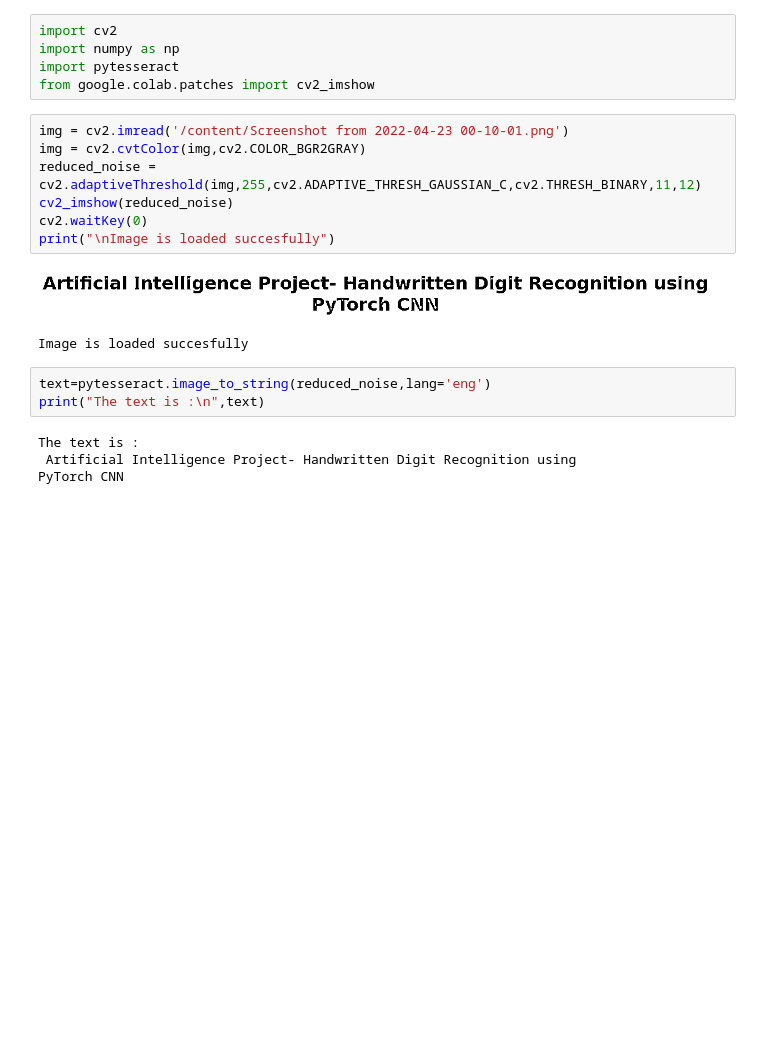
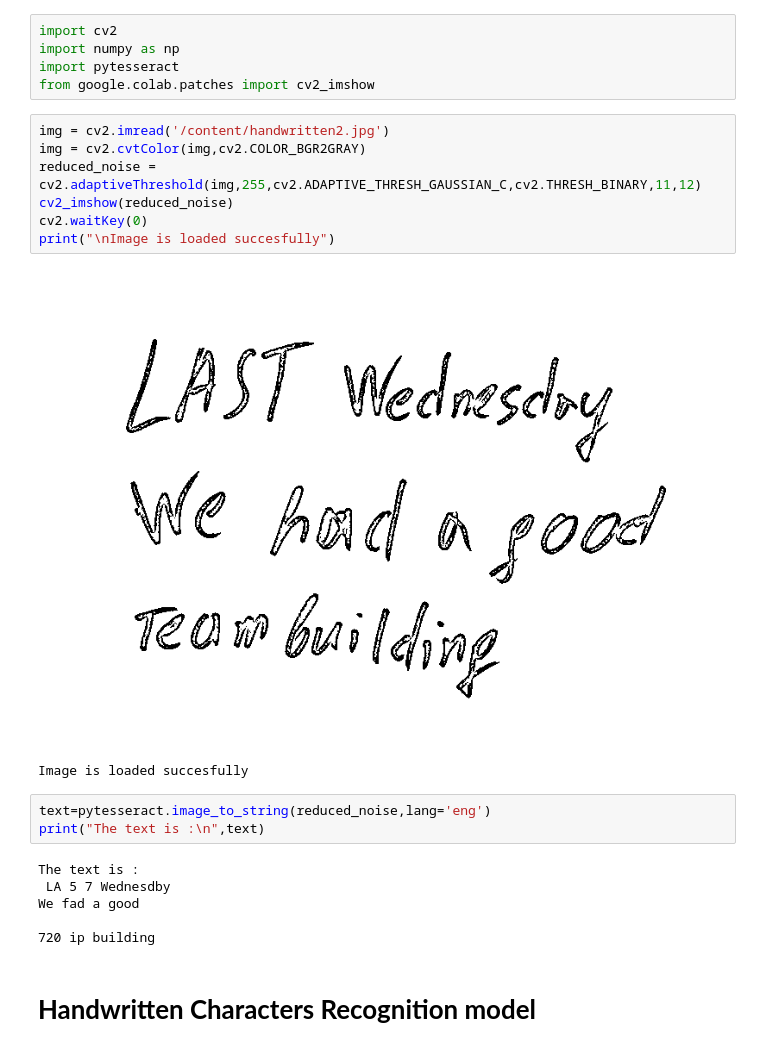
Before and after one commit to dineshnaikb/dineshnaikb, a Jupyter notebook: hwrc/hwcr.ipynb, the cells around one changed output. Drawn from its saved outputs; the diff is of its cells as text; blank space fills up the shorter version.

```diff
--- a/hwrc/hwcr.ipynb
+++ b/hwrc/hwcr.ipynb
@@ -29,19 +31,23 @@ import numpy as np
 import pytesseract
 from google.colab.patches import cv2_imshow
 # %%
-img = cv2.imread('/content/Screenshot from 2022-04-23 00-10-01.png')
+img = cv2.imread('/content/handwritten2.jpg')
 img = cv2.cvtColor(img,cv2.COLOR_BGR2GRAY)
 reduced_noise = cv2.adaptiveThreshold(img,255,cv2.ADAPTIVE_THRESH_GAUSSIAN_C,cv2.THRESH_BINARY,11,12)
 cv2_imshow(reduced_noise)
 cv2.waitKey(0)
 print("\nImage is loaded succesfully")
 # %% [output]
-[figure, old version]
+[figure, new version]
 Image is loaded succesfully
 # %%
 text=pytesseract.image_to_string(reduced_noise,lang='eng')
 print("The text is :\n",text)
 # %% [output]
 The text is :
- Artificial Intelligence Project- Handwritten Digit Recognition using
-PyTorch CNN
+ LA 5 7 Wednesdby
+We fad a good
+
+720 ip building
+# %% [markdown]
+# **Handwritten Characters Recognition model**
```
Also changed, not shown: parts of 28 cells of this notebook.
